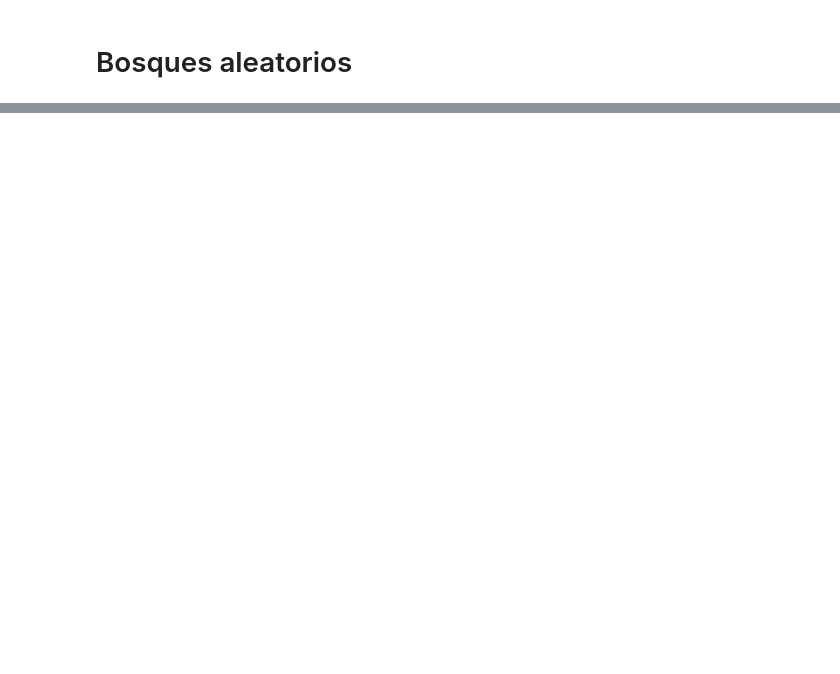
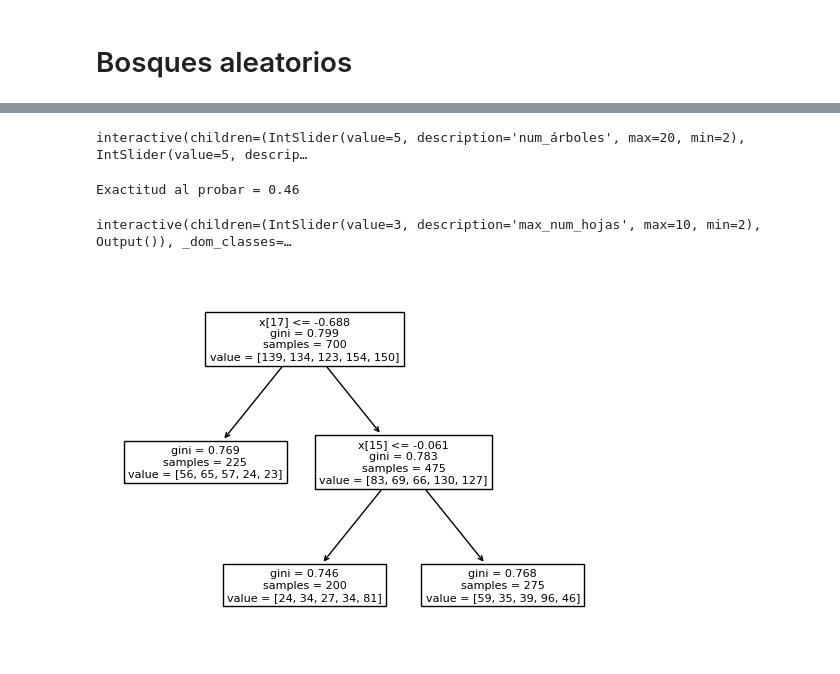
Before and after one commit to jugernaut/Induccion_MeIA, a Jupyter notebook: 4_IntroduccionAA/06_MétodosDeClasificación.ipynb, the cells around one changed output, grey strips where cells are left out. Drawn from its saved outputs; the diff is of its cells as text; code cells hidden in the pictures; blank space fills up the shorter version.

```diff
--- a/4_IntroduccionAA/06_MétodosDeClasificación.ipynb
+++ b/4_IntroduccionAA/06_MétodosDeClasificación.ipynb
@@ -315,0 +447,55 @@ RandomForestClassifier(n_estimators=3)
+# %%
+# Entrenar un bosque
+
+# Guardarán los datos del último árbol obtenido
+art_forest = None
+@interact(
+    num_árboles = widgets.IntSlider(min=2, max=20, value=5),
+    max_profunidad = widgets.IntSlider(min=0, max=20, value=5),
+)
+def árboles_para_iris(num_árboles, max_profunidad):
+    global art_forest
+    if max_profunidad == 0:
+        max_profunidad = None   # Árboles con hojas puras
+    art_forest = RandomForestClassifier(
+        n_estimators=num_árboles,
+        max_depth=max_profunidad,
+    )
+    art_forest.fit(F_X_train, F_y_train)
+    F_y_pred_idx = art_forest.predict(F_X_train)
+    ac = accuracy_score(F_y_train, F_y_pred_idx).round(2)
+    print("Exactitud al entrenar =", ac)
+
+    F_y_pred_idx = art_forest.predict(F_X_val)
+    ac = accuracy_score(F_y_val, F_y_pred_idx).round(2)
+    print("Exactitud al validar =", ac)
+# %% [output]
+interactive(children=(IntSlider(value=5, description='num_árboles', max=20, min=2), IntSlider(value=5, descrip…
+# %%
+F_y_pred_idx = art_forest.predict(F_X_test)
+ac = accuracy_score(F_y_test, F_y_pred_idx).round(2)
+print("Exactitud al probar =", ac)
+# %% [output]
+Exactitud al probar = 0.46
+# %%
+# Comparando con un solo árbol
+
+art_clf = None
+@interact(max_num_hojas = widgets.IntSlider(min=2, max=10, value=3))
+def árboles_para_iris(max_num_hojas):
+    global art_clf
+    art_clf = DecisionTreeClassifier(max_leaf_nodes=max_num_hojas, random_state=0)
+    art_clf.fit(F_X_train, F_y_train)
+    clf_y_pred_idx = art_clf.predict(F_X_train)
+    ac = accuracy_score(F_y_train, clf_y_pred_idx).round(2)
+    print("Exactitud al entrenar =", ac)
+
+    clf_y_pred_idx = art_clf.predict(F_X_val)
+    ac = accuracy_score(F_y_val, clf_y_pred_idx).round(2)
+    print("Exactitud al validar =", ac)
+# %% [output]
+interactive(children=(IntSlider(value=3, description='max_num_hojas', max=10, min=2), Output()), _dom_classes=…
+# %%
+p = tree.plot_tree(art_clf)
+# %% [output]
+[figure, added]
```
Also changed, not shown: parts of 23 cells of this notebook.
